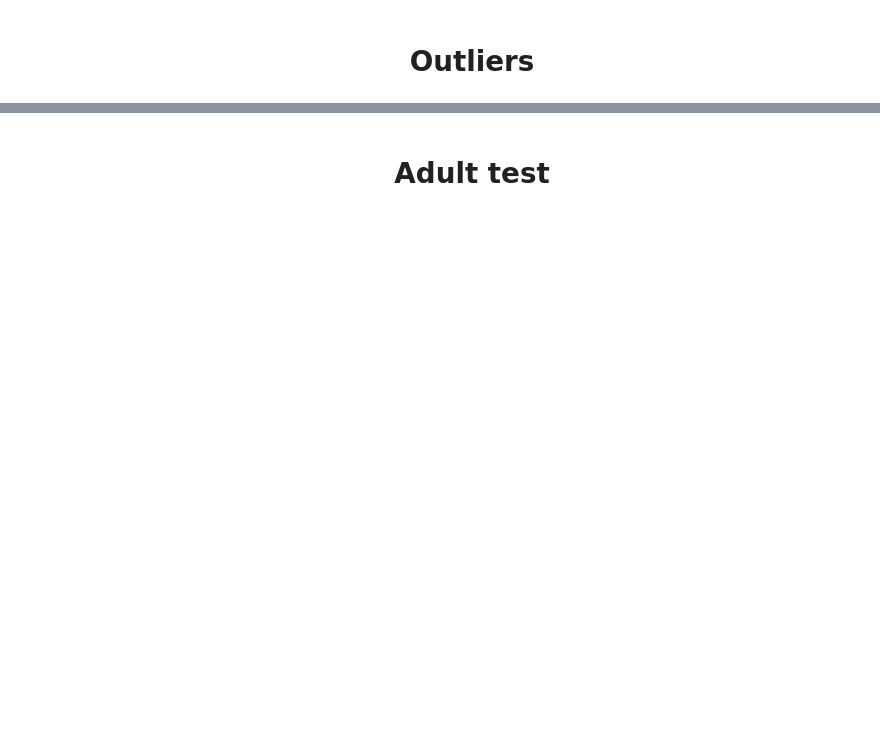
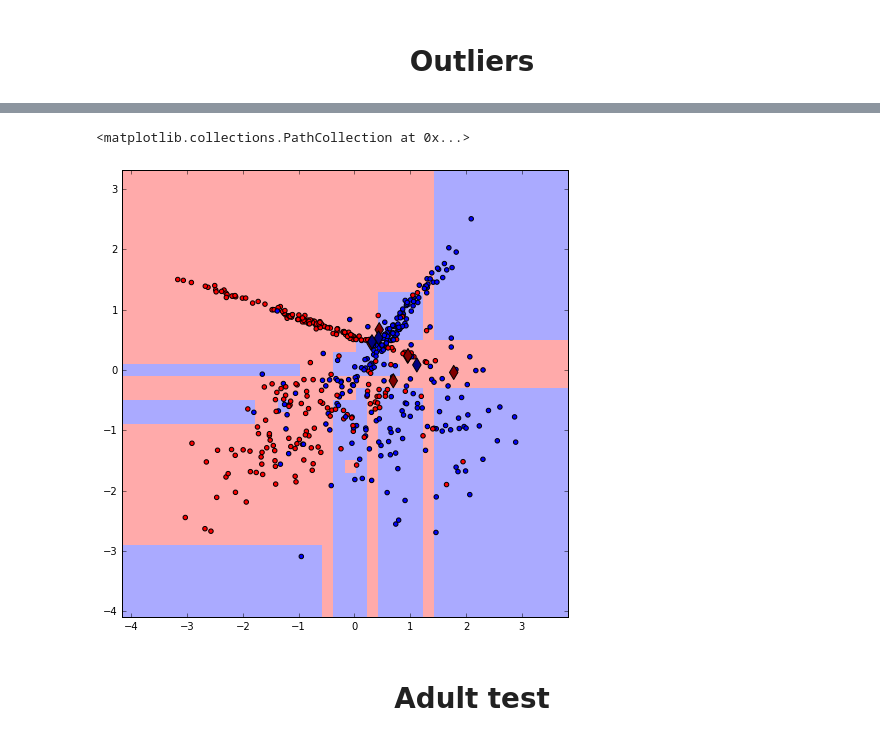
Before and after one commit to standy66/ml-fall-2016, a Jupyter notebook: hw02-boosting/stepanov_394_task2.ipynb, the cells around one changed output, grey strips where cells are left out. Saved outputs shown, nothing was run; the diff lists cells and outputs as text; code cells hidden in the pictures; blank space fills up the shorter version.

```diff
--- a/hw02-boosting/stepanov_394_task2.ipynb
+++ b/hw02-boosting/stepanov_394_task2.ipynb
@@ -132,3 +205,9 @@ plot_surface(X, y, clf)
+# %%
+plot_surface(X, y, clf)
+plt.scatter(X[clf.out_].T[0], X[clf.out_].T[1], s=100, c=-y[clf.out_], marker='d')
+# %% [output]
+<matplotlib.collections.PathCollection at 0x...>
+[figure, added]
 # %% [markdown]
 <h1 align="center">Adult test</h1>
 # %%
```
Also changed, not shown: parts of 18 cells of this notebook, 2 other files.
